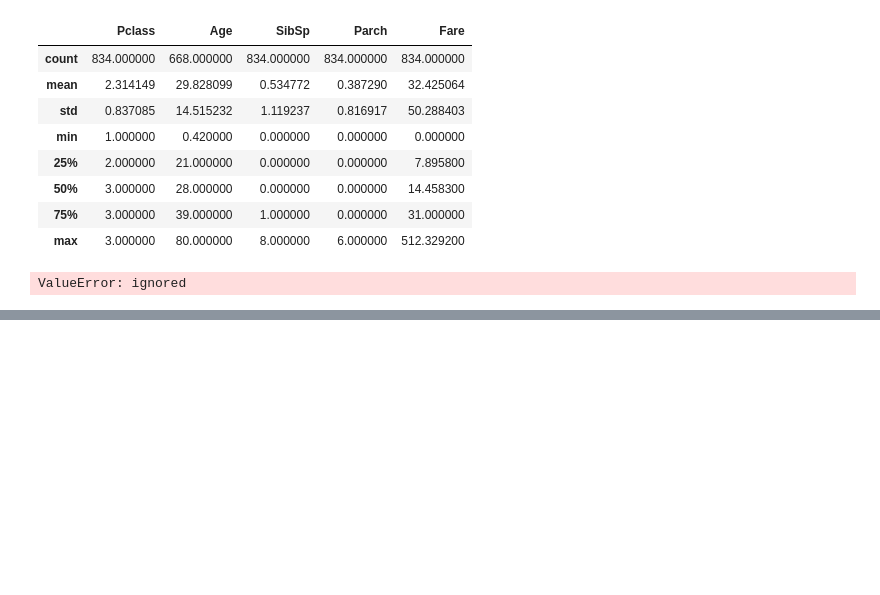
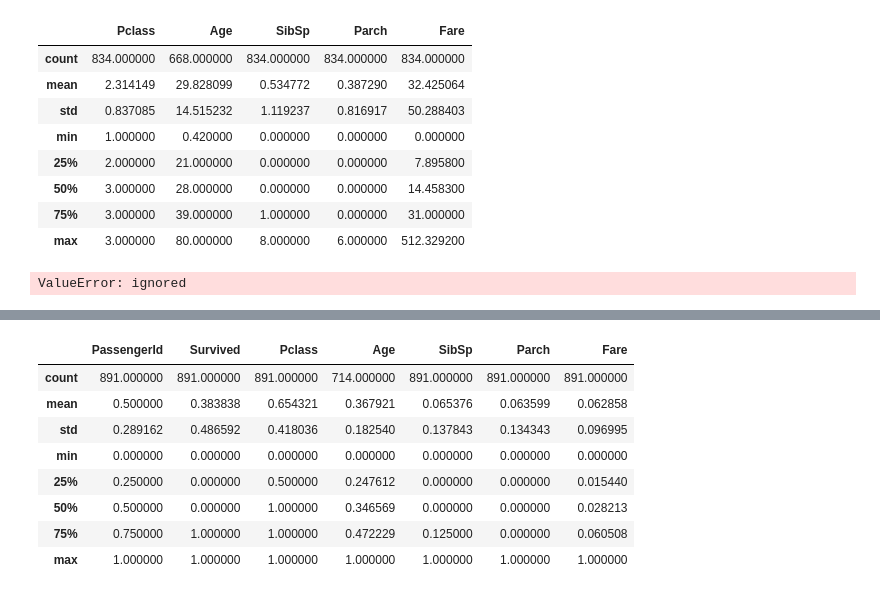
Before and after one commit to TharaThankachan/Assignment_1_Sep, a Jupyter notebook: Titanic.ipynb, the cells around one changed output, grey strips where cells are left out. Saved outputs shown, nothing was run; the diff lists cells and outputs as text; code cells hidden in the pictures; blank space fills up the shorter version.

```diff
--- a/Titanic.ipynb
+++ b/Titanic.ipynb
@@ -391,3 +391,5 @@ x=pd.DataFrame(x)
 x.describe()
 # %% [output]
 ValueError: ignored
+# %%
+d=pd.read_csv('/content/titanic_dataset.csv')
@@ -393,0 +405,17 @@ ValueError: ignored
+# %%
+x=d
+from sklearn.preprocessing import MinMaxScaler
+mms=MinMaxScaler(feature_range=(0,1))
+x=mms.fit_transform(x)
+x=pd.DataFrame(x,columns=['PassengerId','Survived','Pclass','Age','SibSp','Parch','Fare'])
+x.describe()
+# %% [output]
+|  | PassengerId | Survived | Pclass | Age | SibSp | Parch | Fare |
+| count | 891.000000 | 891.000000 | 891.000000 | 714.000000 | 891.000000 | 891.000000 | 891.000000 |
+| mean | 0.500000 | 0.383838 | 0.654321 | 0.367921 | 0.065376 | 0.063599 | 0.062858 |
+| std | 0.289162 | 0.486592 | 0.418036 | 0.182540 | 0.137843 | 0.134343 | 0.096995 |
+| min | 0.000000 | 0.000000 | 0.000000 | 0.000000 | 0.000000 | 0.000000 | 0.000000 |
+| 25% | 0.250000 | 0.000000 | 0.500000 | 0.247612 | 0.000000 | 0.000000 | 0.015440 |
+| 50% | 0.500000 | 0.000000 | 1.000000 | 0.346569 | 0.000000 | 0.000000 | 0.028213 |
+| 75% | 0.750000 | 1.000000 | 1.000000 | 0.472229 | 0.125000 | 0.000000 | 0.060508 |
+| max | 1.000000 | 1.000000 | 1.000000 | 1.000000 | 1.000000 | 1.000000 | 1.000000 |
```
Also changed, not shown: parts of 3 cells of this notebook.
